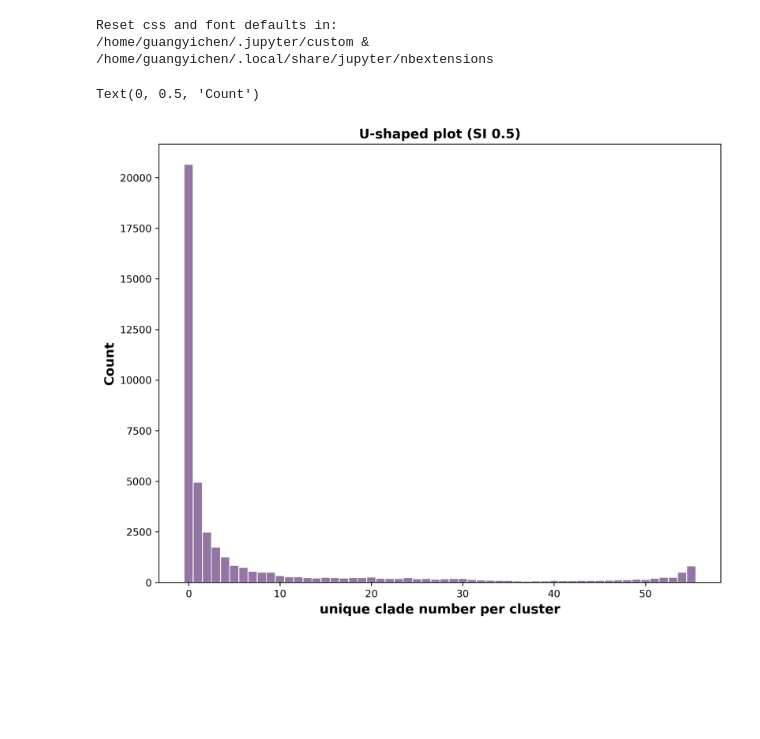
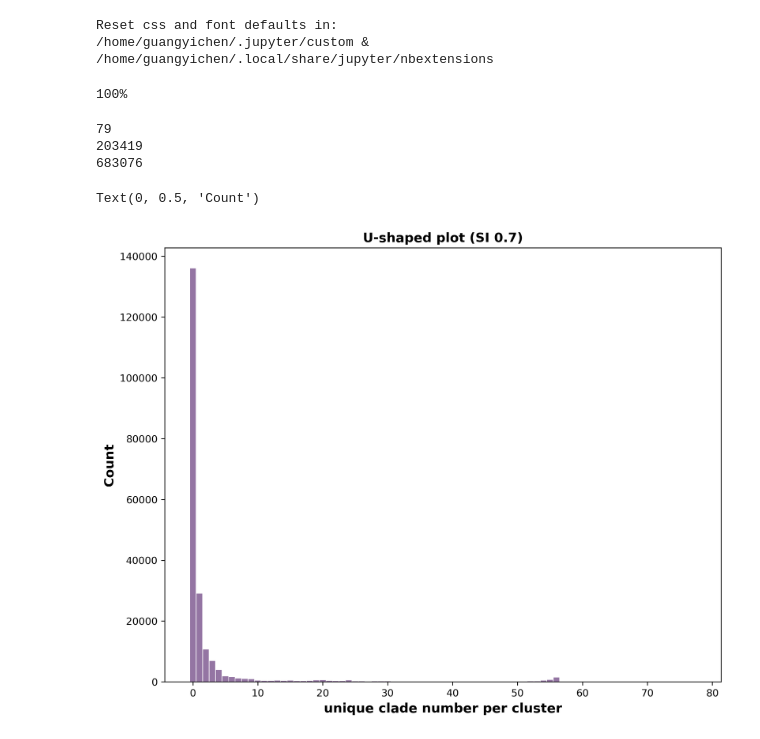
Before and after one commit to garrison-chen/Master-Thesis, a Jupyter notebook: Script-Workflow/3-Analysing-Clusters/3-Analysing-Clusters.ipynb, the cells around one changed output. Saved outputs shown, nothing was run; the diff lists cells and outputs as text; code cells hidden in the pictures; blank space fills up the shorter version.

```diff
--- a/Script-Workflow/3-Analysing-Clusters/3-Analysing-Clusters.ipynb
+++ b/Script-Workflow/3-Analysing-Clusters/3-Analysing-Clusters.ipynb
@@ -57,29 +20,81 @@ for i in range(0,all_proteins.size-1):
+# %%
+# Loop through file to store each cluster as list of list
+clades_counter_list = []
+all_clades_list = []
+counter = 1
+for i in range(0,all_proteins.size-1):
+    if (representative_proteins[i] != "-"):
+        each_cluster = []
+        each_cluster.append(representative_proteins[i])
+        for j in range(i+1,representative_proteins.size-1):
+            if (representative_proteins[j] == representative_proteins[i]):
+                each_cluster.append(all_proteins[j])
+                representative_proteins[j] = "-"
+            else:
+                break
+
+        clades_list = []
+        for k in range(0, len(each_cluster)):
+            each_protein = each_cluster[k]
+
+            # Parse protein name to get clade name
+            if (each_protein[0:4] == "HIPS"):
+                each_clade = re.sub("_BOGUS_[0-9]{2,}", "", each_protein)
+                each_clade = re.sub("_ctg.{2,}$", "", each_clade)
+            elif (each_protein[0:2] == "SB"):
+                each_clade = re.sub("_[0-9]{2,}", "", each_protein)
+            elif (each_protein[0:4] == "NOSO"):
+                each_clade = re.sub("_[0-9]{2,}", "", each_protein)
+            else:
+                each_clade = re.sub(".gb.{2,}", "", each_protein)
+                each_clade = re.sub("_[a-z | A-Z].*.", "", each_clade)
+
+            clades_list.append(each_clade)
+            all_clades_list.append(each_clade)
+            print("{0:.0%}".format(counter/len(all_proteins)), end = "\r")
+            counter += 1
+
+        clades_set = set(clades_list)
+        clades_counter_list.append(len(clades_set))
+
+all_clades_set = set(all_clades_list)
+# %% [output]
+100%
+# %%
+#Checker
+print(len(all_clades_set)) #equal to the total number of input strains
+print(len(clades_counter_list)) #equal to the total number of clusters
+print(len(all_proteins)) #equal to the total number of input proteins
+# %% [output]
+79
+203419
+683076
 # %%
 # plot the U-shaped Figure
 import numpy as np
 import matplotlib.pyplot as plt
 from matplotlib.pyplot import figure
 
 figure(figsize=(10, 8), dpi=300)
 
 max_cluster_size = max(clades_counter_list)
 
 u_shape_bar_list = []
 for i in range(1,max_cluster_size):
     counter = 1;
     for j in clades_counter_list:
         if (i == j):
             counter += 1
     u_shape_bar_list.append(counter)
 
 br = np.arange(len(u_shape_bar_list))
 plt.bar(br, u_shape_bar_list, width = 0.9, color = (0.3,0.1,0.4,0.6))
-plt.title("U-shaped plot (SI 0.5)", fontweight ='bold', fontsize = 13)
+plt.title("U-shaped plot (SI 0.7)", fontweight ='bold', fontsize = 13)
 plt.xlabel("unique clade number per cluster", fontweight ='bold', fontsize = 13)
 plt.ylabel("Count", fontweight ='bold', fontsize = 13)
 # %% [output]
 Text(0, 0.5, 'Count')
-[figure, old version]
+[figure, new version]
 # %%
 # STEP 2: Select representative protein clusters
 import re
```
Also changed, not shown: parts of 5 cells of this notebook.
